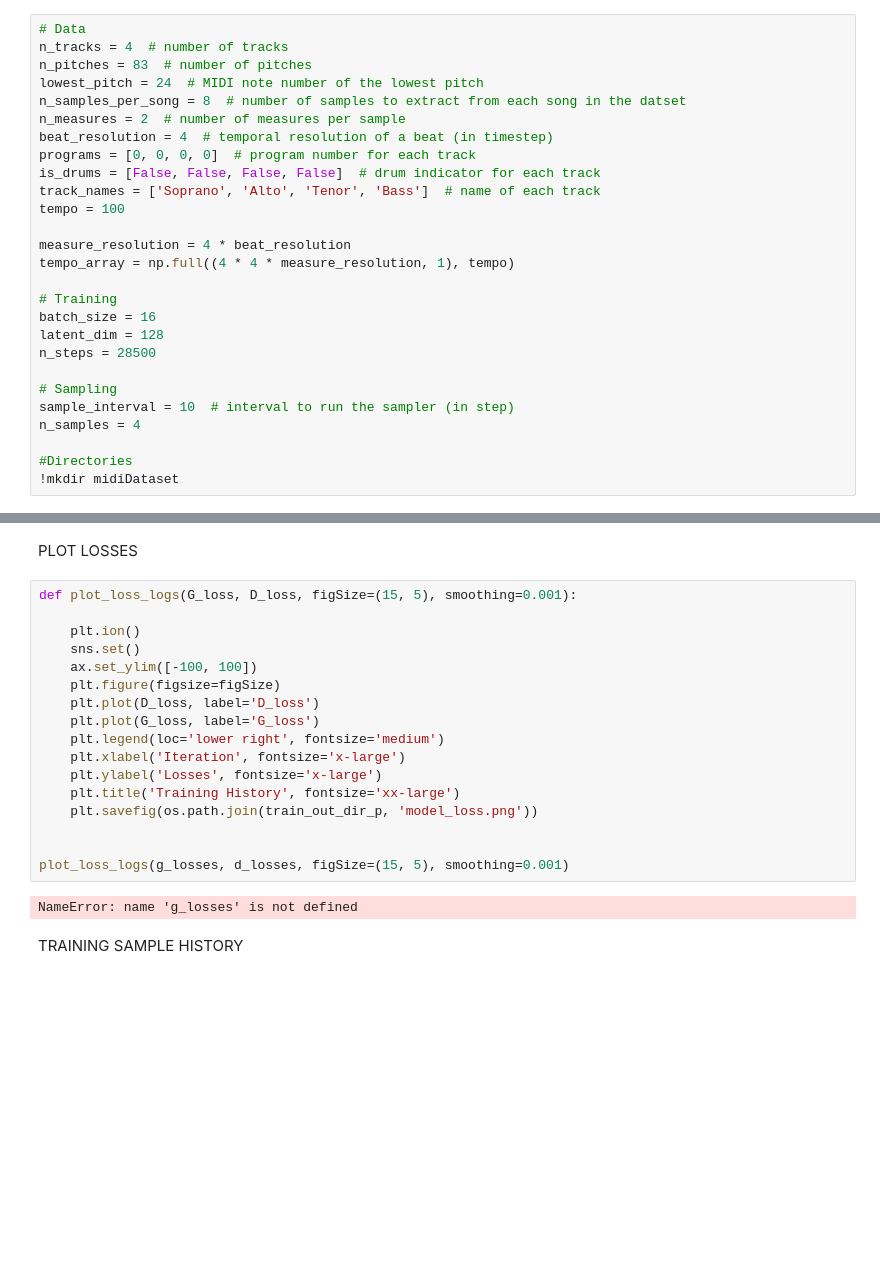
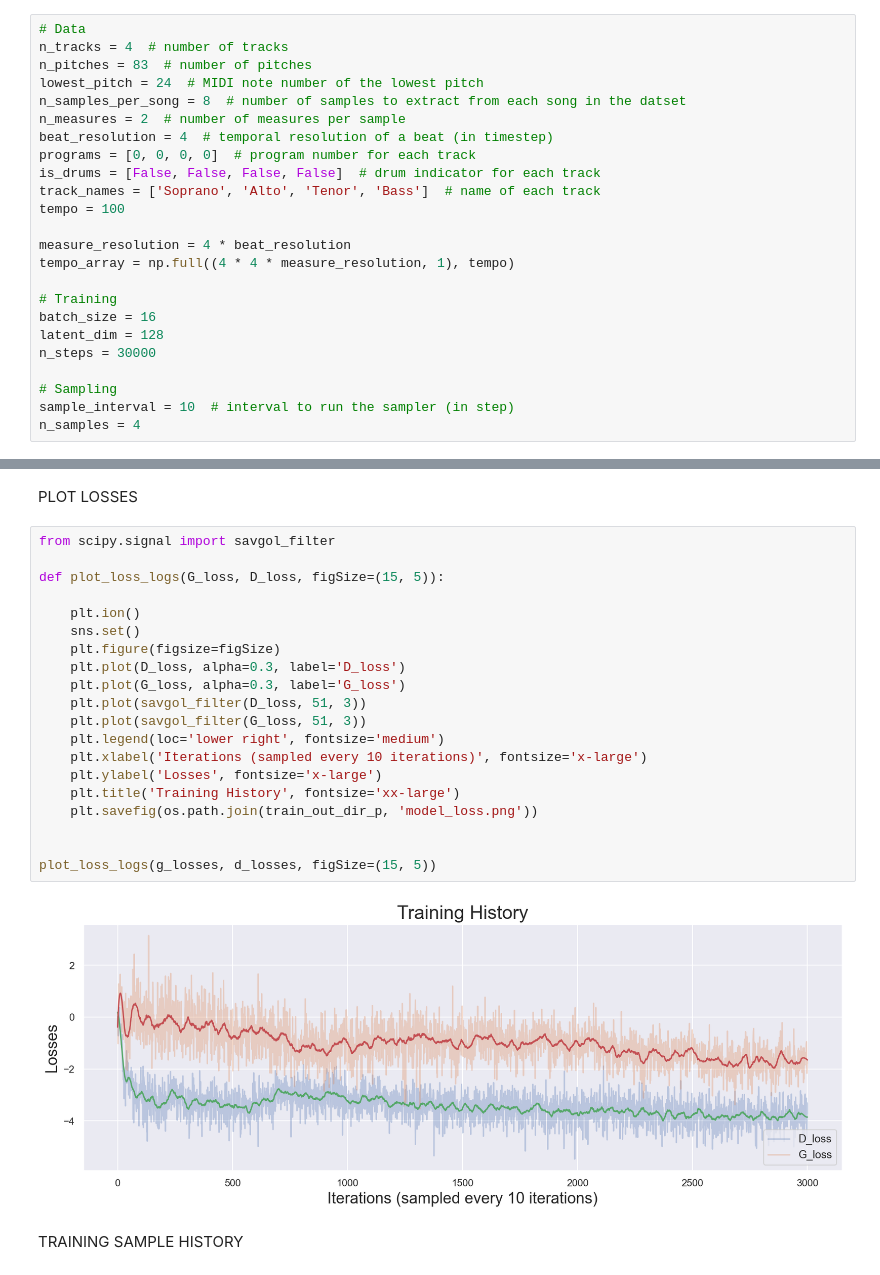
Before and after one commit to lwgmiller/HonoursProject-reharmonisationGAN, a Jupyter notebook: ReharmonisationGAN.ipynb, the cells around one changed output, grey strips where cells are left out. Saved outputs shown, nothing was run; the diff lists cells and outputs as text; blank space fills up the shorter version.

```diff
--- a/ReharmonisationGAN.ipynb
+++ b/ReharmonisationGAN.ipynb
@@ -88,11 +88,8 @@ tempo_array = np.full((4 * 4 * measure_resolution, 1), tempo)
 # Training
 batch_size = 16
 latent_dim = 128
-n_steps = 28500
+n_steps = 30000
 
 # Sampling
 sample_interval = 10  # interval to run the sampler (in step)
 n_samples = 4
-
-#Directories
-!mkdir midiDataset
@@ -678,24 +741,27 @@ plt.show()
 # %% [markdown]
 PLOT LOSSES
 # %%
-def plot_loss_logs(G_loss, D_loss, figSize=(15, 5), smoothing=0.001):
+from scipy.signal import savgol_filter
+
+def plot_loss_logs(G_loss, D_loss, figSize=(15, 5)):
 
     plt.ion()
     sns.set()
-    ax.set_ylim([-100, 100])
     plt.figure(figsize=figSize)
-    plt.plot(D_loss, label='D_loss')
-    plt.plot(G_loss, label='G_loss')
+    plt.plot(D_loss, alpha=0.3, label='D_loss')
+    plt.plot(G_loss, alpha=0.3, label='G_loss')
+    plt.plot(savgol_filter(D_loss, 51, 3))
+    plt.plot(savgol_filter(G_loss, 51, 3))
     plt.legend(loc='lower right', fontsize='medium')
-    plt.xlabel('Iteration', fontsize='x-large')
+    plt.xlabel('Iterations (sampled every 10 iterations)', fontsize='x-large')
     plt.ylabel('Losses', fontsize='x-large')
     plt.title('Training History', fontsize='xx-large')
     plt.savefig(os.path.join(train_out_dir_p, 'model_loss.png'))
 
 
-plot_loss_logs(g_losses, d_losses, figSize=(15, 5), smoothing=0.001)
+plot_loss_logs(g_losses, d_losses, figSize=(15, 5))
 # %% [output]
-NameError: name 'g_losses' is not defined
+[figure, added]
 # %% [markdown]
 TRAINING SAMPLE HISTORY
 # %%
```
Also changed, not shown: parts of 9 cells of this notebook.
